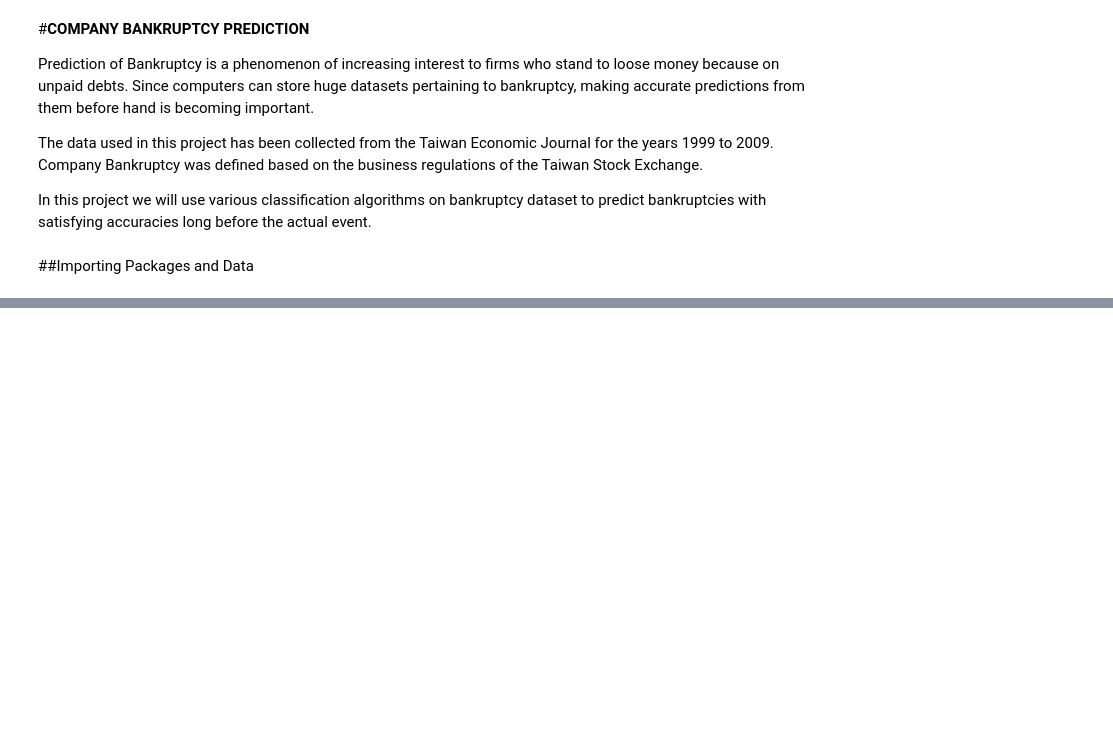
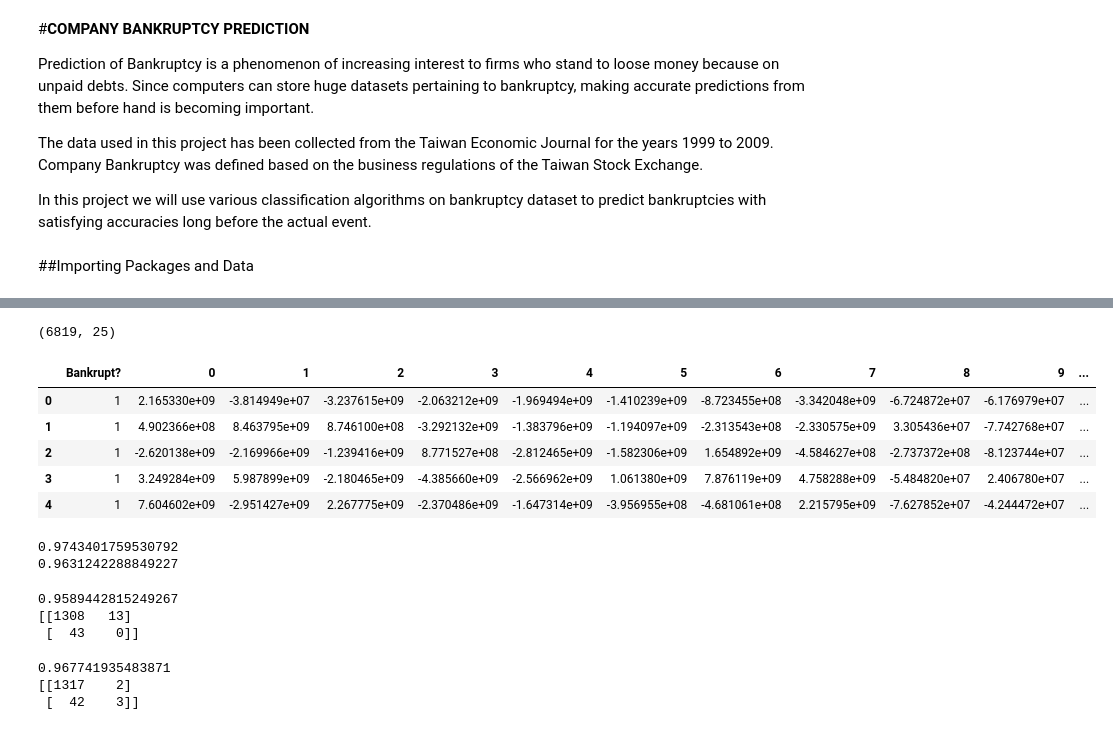
Before and after one commit to kapeeshvarma/Company-Bankruptcy-Prediction, a Jupyter notebook: Company_Bankruptcy_Prediction_Capstone_Project.ipynb, the cells around one changed output, grey strips where cells are left out. Cells and saved outputs as stored; diff of their text form; code cells hidden in the pictures; blank space fills up the shorter version.

```diff
--- a/Company_Bankruptcy_Prediction_Capstone_Project.ipynb
+++ b/Company_Bankruptcy_Prediction_Capstone_Project.ipynb
@@ -36,0 +98,32 @@ data.head(5)
+# %%
+# Initialize PCA with required number of components and fit_transform the data
+pca = PCA(n_components=25)
+reduced_data = pca.fit_transform(data.drop('Bankrupt?',axis=1))
+reduced_data.shape
+# %% [output]
+(6819, 25)
+# %%
+# Create a new DataFrame with the reduced data
+new_data = pd.concat([data['Bankrupt?'],pd.DataFrame(reduced_data)],axis=1)
+# %%
+new_data.head(5)
+# %% [output]
+|  | Bankrupt? | 0 | 1 | 2 | 3 | 4 | 5 | 6 | 7 | 8 | 9 | ... |
+| 0 | 1 | 2.165330e+09 | -3.814949e+07 | -3.237615e+09 | -2.063212e+09 | -1.969494e+09 | -1.410239e+09 | -8.723455e+08 | -3.342048e+09 | -6.724872e+07 | -6.176979e+07 | ... |
+| 1 | 1 | 4.902366e+08 | 8.463795e+09 | 8.746100e+08 | -3.292132e+09 | -1.383796e+09 | -1.194097e+09 | -2.313543e+08 | -2.330575e+09 | 3.305436e+07 | -7.742768e+07 | ... |
+| 2 | 1 | -2.620138e+09 | -2.169966e+09 | -1.239416e+09 | 8.771527e+08 | -2.812465e+09 | -1.582306e+09 | 1.654892e+09 | -4.584627e+08 | -2.737372e+08 | -8.123744e+07 | ... |
+| 3 | 1 | 3.249284e+09 | 5.987899e+09 | -2.180465e+09 | -4.385660e+09 | -2.566962e+09 | 1.061380e+09 | 7.876119e+09 | 4.758288e+09 | -5.484820e+07 | 2.406780e+07 | ... |
+| 4 | 1 | 7.604602e+09 | -2.951427e+09 | 2.267775e+09 | -2.370486e+09 | -1.647314e+09 | -3.956955e+08 | -4.681061e+08 | 2.215795e+09 | -7.627852e+07 | -4.244472e+07 | ... |
+# %%
+x = new_data.drop('Bankrupt?',axis=1).values
+y = new_data['Bankrupt?'].values
+x_train, x_test, y_train, y_test = train_test_split(x,y,test_size=0.2)
+
+svc = SVC()
+svc.fit(x_train,y_train)
+pred = svc.predict(x_test)
+print(accuracy_score(y_test, pred))
+print(f1_score(y_test, pred, average='weighted'))
+# %% [output]
+0.9743401759530792
+0.9631242288849227
@@ -36,0 +137,26 @@ data.head(5)
+# %%
+rfe = RFE(estimator=LogisticRegression(max_iter=500), n_features_to_select=25,step = 10)
+rfe.fit(x_train,y_train)
+
+mask = rfe.support_
+pred = rfe.predict(x_test)
+print(accuracy_score(y_test,pred))
+print(confusion_matrix(y_test, pred))
+# %% [output]
+0.9589442815249267
+[[1308   13]
+ [  43    0]]
+# %%
+x = new_data.drop('Bankrupt?',axis=1).values
+y = new_data['Bankrupt?'].values
+x_train, x_test, y_train, y_test = train_test_split(x,y,test_size=0.2)
+
+rfc = RandomForestClassifier()
+rfc.fit(x_train,y_train)
+pred = rfc.predict(x_test)
+print(accuracy_score(y_test, pred))
+print(confusion_matrix(y_test, pred))
+# %% [output]
+0.967741935483871
+[[1317    2]
+ [  42    3]]
```
Also changed, not shown: parts of 10 cells of this notebook.
